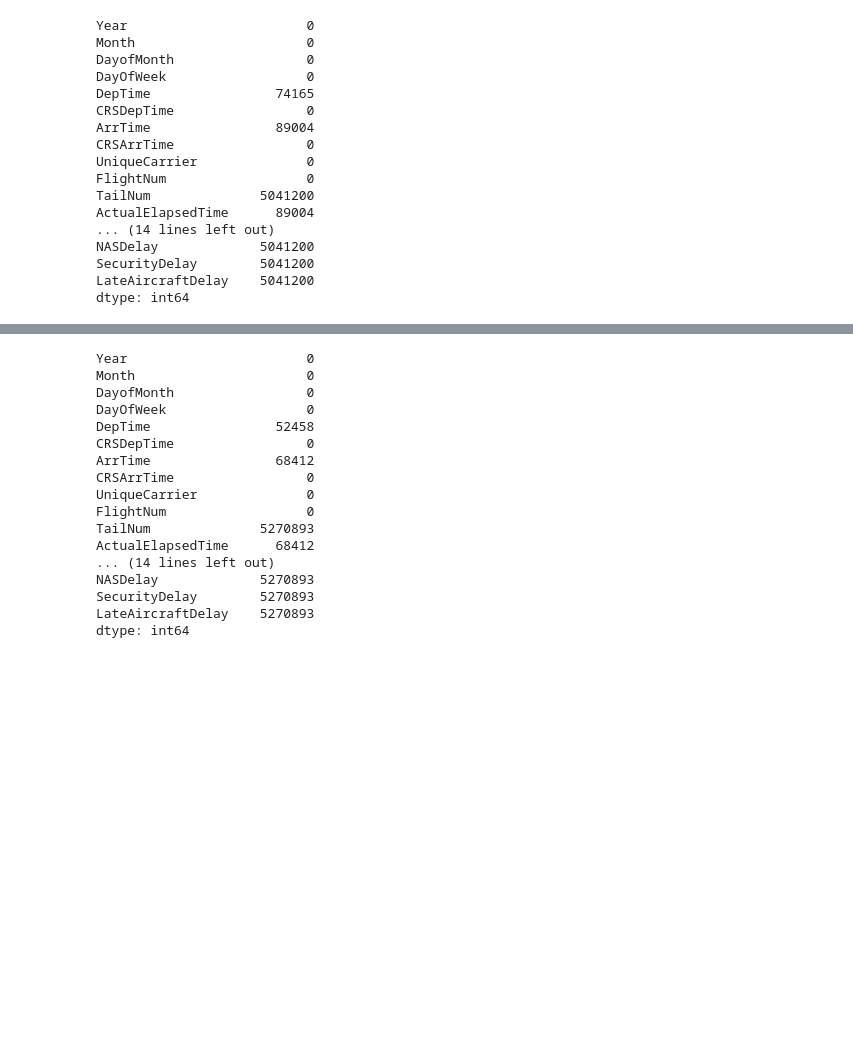
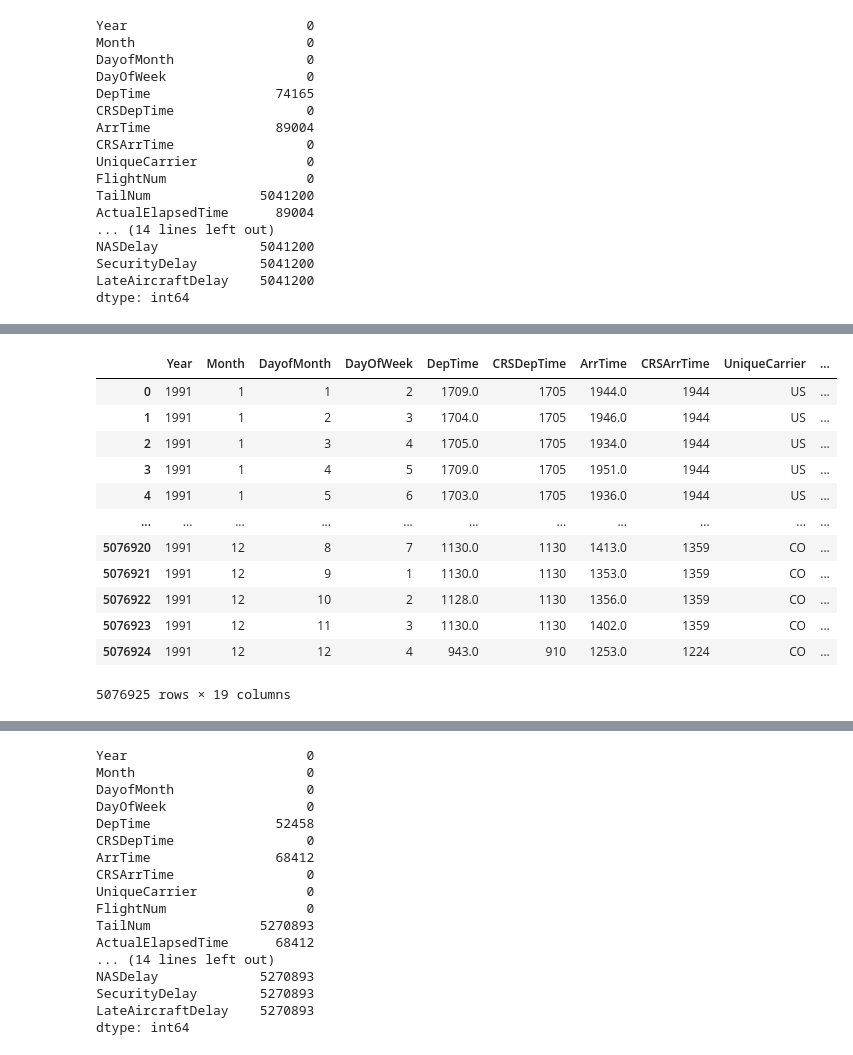
Before and after one commit to s2014628/data-analytics-migration-to-tableau, a Jupyter notebook: flights.ipynb, the cells around one changed output, grey strips where cells are left out. Saved outputs shown, nothing was run; the diff lists cells and outputs as text; code cells hidden in the pictures; blank space fills up the shorter version.

```diff
--- a/flights.ipynb
+++ b/flights.ipynb
@@ -143,0 +139,23 @@ dtype: int64
+# %%
+missing_columns_1991=[]
+for col in flight_1991.columns:
+    if flight_1991[f"{col}"].isnull().all()==True:
+        missing_columns_1991.append(col)
+df=flight_1991.drop(missing_columns_1991,axis=1)
+flight_1991_cleaned=df.fillna(0)
+# %%
+flight_1991_cleaned
+# %% [output]
+|  | Year | Month | DayofMonth | DayOfWeek | DepTime | CRSDepTime | ArrTime | CRSArrTime | UniqueCarrier | ... |
+| 0 | 1991 | 1 | 1 | 2 | 1709.0 | 1705 | 1944.0 | 1944 | US | ... |
+| 1 | 1991 | 1 | 2 | 3 | 1704.0 | 1705 | 1946.0 | 1944 | US | ... |
+| 2 | 1991 | 1 | 3 | 4 | 1705.0 | 1705 | 1934.0 | 1944 | US | ... |
+| 3 | 1991 | 1 | 4 | 5 | 1709.0 | 1705 | 1951.0 | 1944 | US | ... |
+| 4 | 1991 | 1 | 5 | 6 | 1703.0 | 1705 | 1936.0 | 1944 | US | ... |
+| ... | ... | ... | ... | ... | ... | ... | ... | ... | ... | ... |
+| 5076920 | 1991 | 12 | 8 | 7 | 1130.0 | 1130 | 1413.0 | 1359 | CO | ... |
+| 5076921 | 1991 | 12 | 9 | 1 | 1130.0 | 1130 | 1353.0 | 1359 | CO | ... |
+| 5076922 | 1991 | 12 | 10 | 2 | 1128.0 | 1130 | 1356.0 | 1359 | CO | ... |
+| 5076923 | 1991 | 12 | 11 | 3 | 1130.0 | 1130 | 1402.0 | 1359 | CO | ... |
+| 5076924 | 1991 | 12 | 12 | 4 | 943.0 | 910 | 1253.0 | 1224 | CO | ... |
+5076925 rows × 19 columns
```
Also changed, not shown: parts of 66 cells of this notebook.
